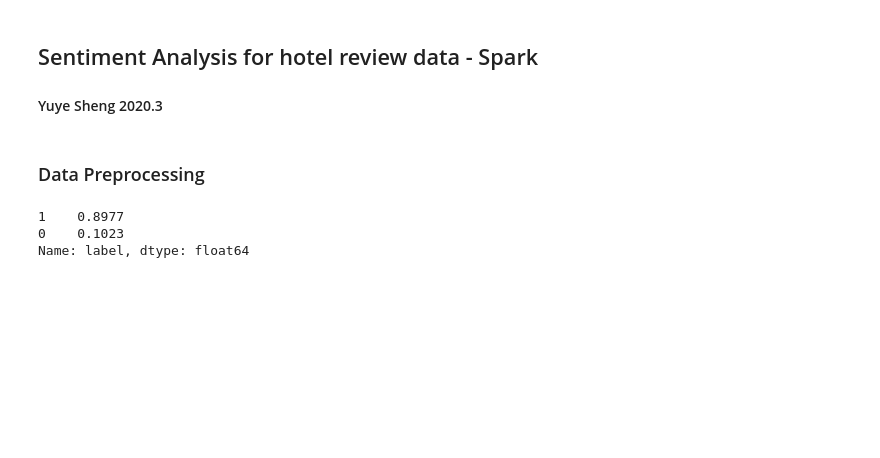
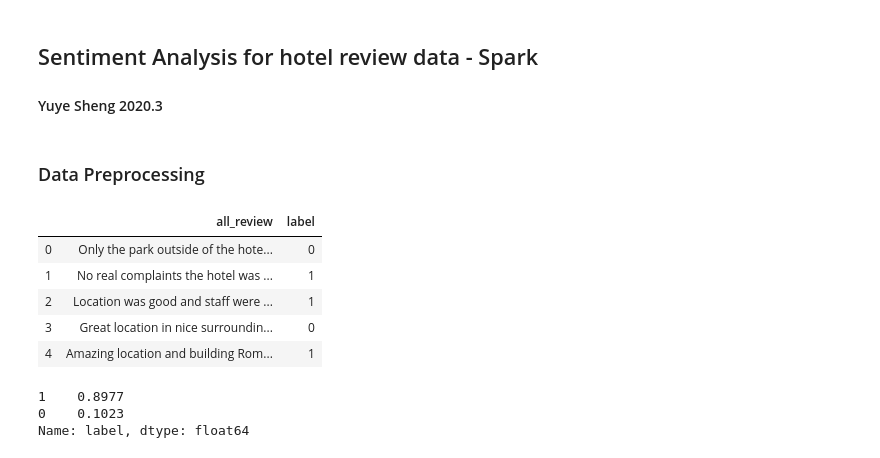
Before and after one commit to victorustc/Sentiment-Analysis-2020, a Jupyter notebook: Naive Bayes and SVM - Spark.ipynb, the cells around one changed output. Saved outputs shown, nothing was run; the diff lists cells and outputs as text; code cells hidden in the pictures; blank space fills up the shorter version.

```diff
--- a/Naive Bayes and SVM - Spark.ipynb
+++ b/Naive Bayes and SVM - Spark.ipynb
@@ -18,14 +18,23 @@ df = pd.read_csv('Hotel_Reviews.csv')
 # %%
 # for each row, combine positive and negative review together
 df['all_review'] = df.apply(lambda x:x['Positive_Review']+' '+x['Negative_Review'],axis=1)
 df["all_review"] = df["all_review"].apply(lambda x: x.replace("No Negative", "").replace("No Positive", "")) # if negative text is NA, it will show 'No Negative', so remove them.
 # df['all_review'].head()
+
+# create labels(classes)
 # if score>6,that review's label is identified as positive (i.e.1)
 df["label"] = df["Reviewer_Score"].apply(lambda x: 1 if x > 6 else 0)
 # select only relevant columns
 reviews_df = df[["all_review", "label"]]
 # reviews_df.to_csv("Cleaned_hotel_review_data.csv",index=False)  # save processed data to a csv file
-# reviews_df.head()
+reviews_df.head()
+# %% [output]
+|  | all_review | label |
+| 0 | Only the park outside of the hote... | 0 |
+| 1 | No real complaints the hotel was ... | 1 |
+| 2 | Location was good and staff were ... | 1 |
+| 3 | Great location in nice surroundin... | 0 |
+| 4 | Amazing location and building Rom... | 1 |
 # %%
 # our data is imbalancing
 reviews_df["label"].value_counts(normalize=True)
```
Also changed, not shown: parts of 6 cells of this notebook.
